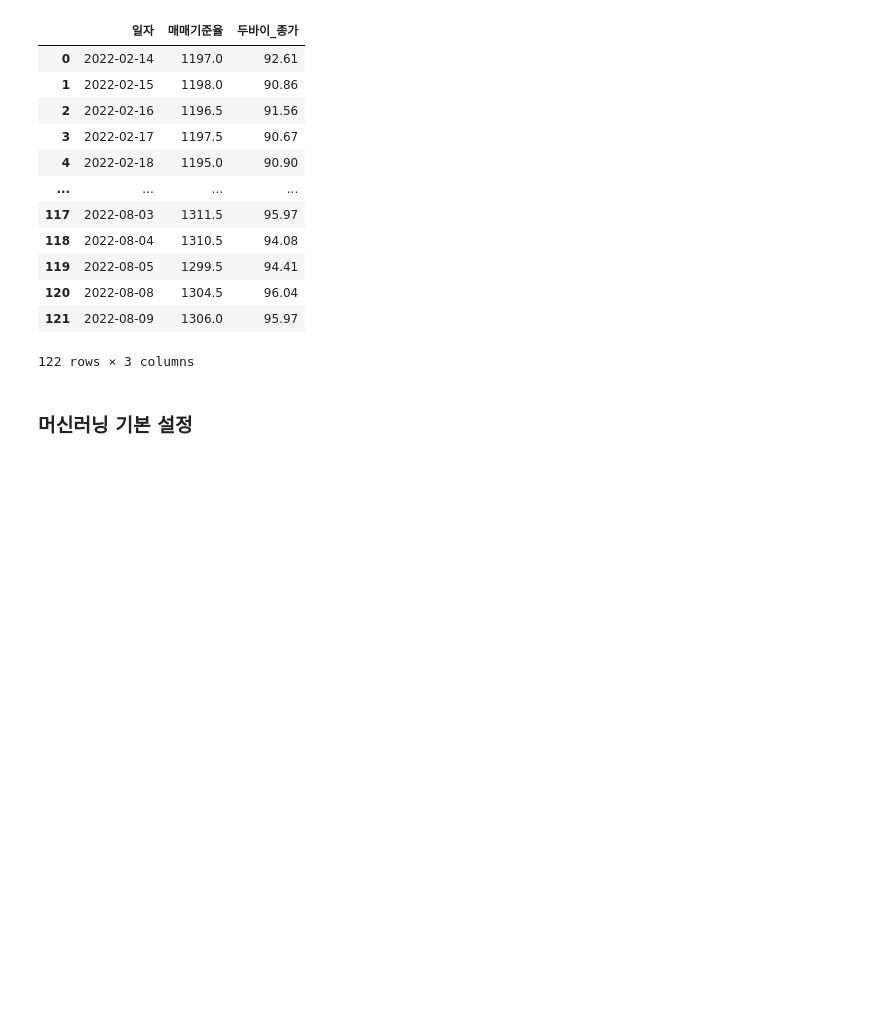
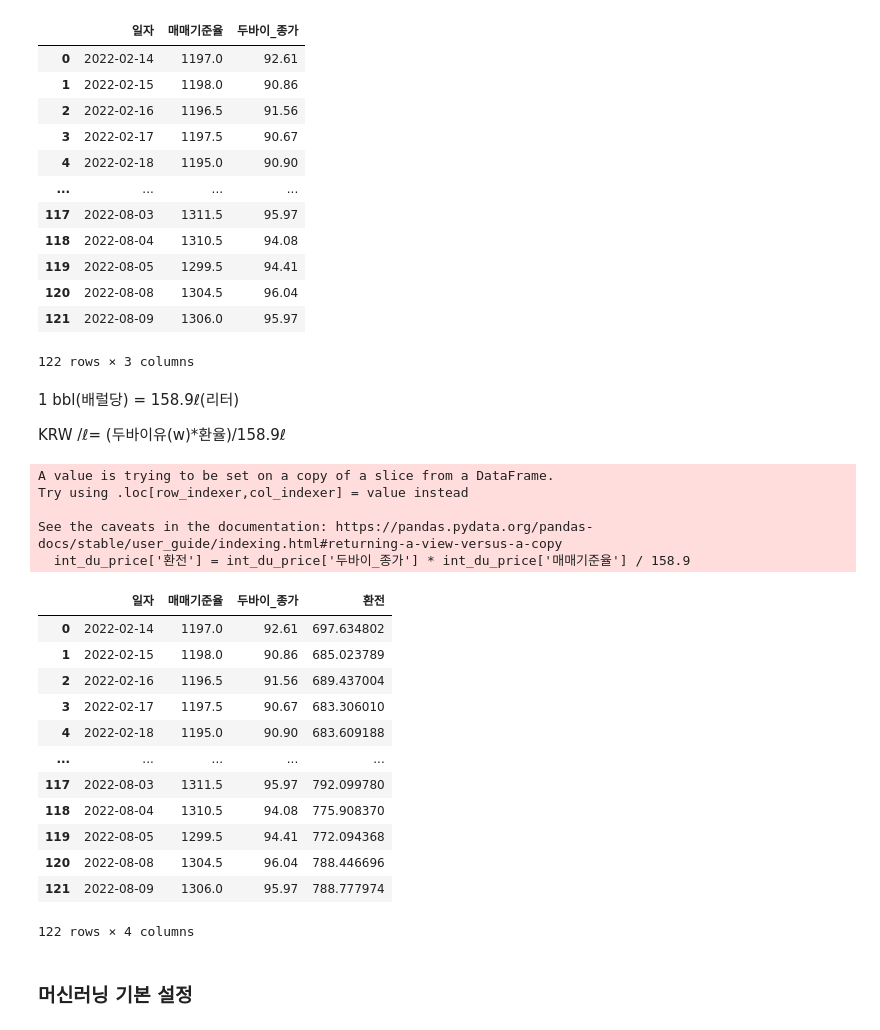
Before and after one commit to certainly-I/Busan-Oil-Price-Analysis, a Jupyter notebook: 국내유가_국제유가_비교분석.ipynb, the cells around one changed output. Saved outputs shown, nothing was run; the diff lists cells and outputs as text; code cells hidden in the pictures; blank space fills up the shorter version.

```diff
--- a/국내유가_국제유가_비교분석.ipynb
+++ b/국내유가_국제유가_비교분석.ipynb
@@ -211,6 +221,35 @@ int_du_price
 | 120 | 2022-08-08 | 1304.5 | 96.04 |
 | 121 | 2022-08-09 | 1306.0 | 95.97 |
 122 rows × 3 columns
+# %% [markdown]
+1 bbl(배럴당) = 158.9ℓ(리터)
+
+KRW /ℓ= (두바이유(w)*환율)/158.9ℓ
+# %%
+int_du_price['환전'] = int_du_price['두바이_종가'] * int_du_price['매매기준율'] / 158.9
+int_du_price
+# %% [output]
+A value is trying to be set on a copy of a slice from a DataFrame.
+Try using .loc[row_indexer,col_indexer] = value instead
+
+See the caveats in the documentation: https://pandas.pydata.org/pandas-docs/stable/user_guide/indexing.html#returning-a-view-versus-a-copy
+  int_du_price['환전'] = int_du_price['두바이_종가'] * int_du_price['매매기준율'] / 158.9
+# %%
+int_du_price
+# %% [output]
+|  | 일자 | 매매기준율 | 두바이_종가 | 환전 |
+| 0 | 2022-02-14 | 1197.0 | 92.61 | 697.634802 |
+| 1 | 2022-02-15 | 1198.0 | 90.86 | 685.023789 |
+| 2 | 2022-02-16 | 1196.5 | 91.56 | 689.437004 |
+| 3 | 2022-02-17 | 1197.5 | 90.67 | 683.306010 |
+| 4 | 2022-02-18 | 1195.0 | 90.90 | 683.609188 |
+| ... | ... | ... | ... | ... |
+| 117 | 2022-08-03 | 1311.5 | 95.97 | 792.099780 |
+| 118 | 2022-08-04 | 1310.5 | 94.08 | 775.908370 |
+| 119 | 2022-08-05 | 1299.5 | 94.41 | 772.094368 |
+| 120 | 2022-08-08 | 1304.5 | 96.04 | 788.446696 |
+| 121 | 2022-08-09 | 1306.0 | 95.97 | 788.777974 |
+122 rows × 4 columns
 # %% [markdown]
 ### 머신러닝 기본 설정
 # %%
```
Also changed, not shown: parts of 2 cells of this notebook.
